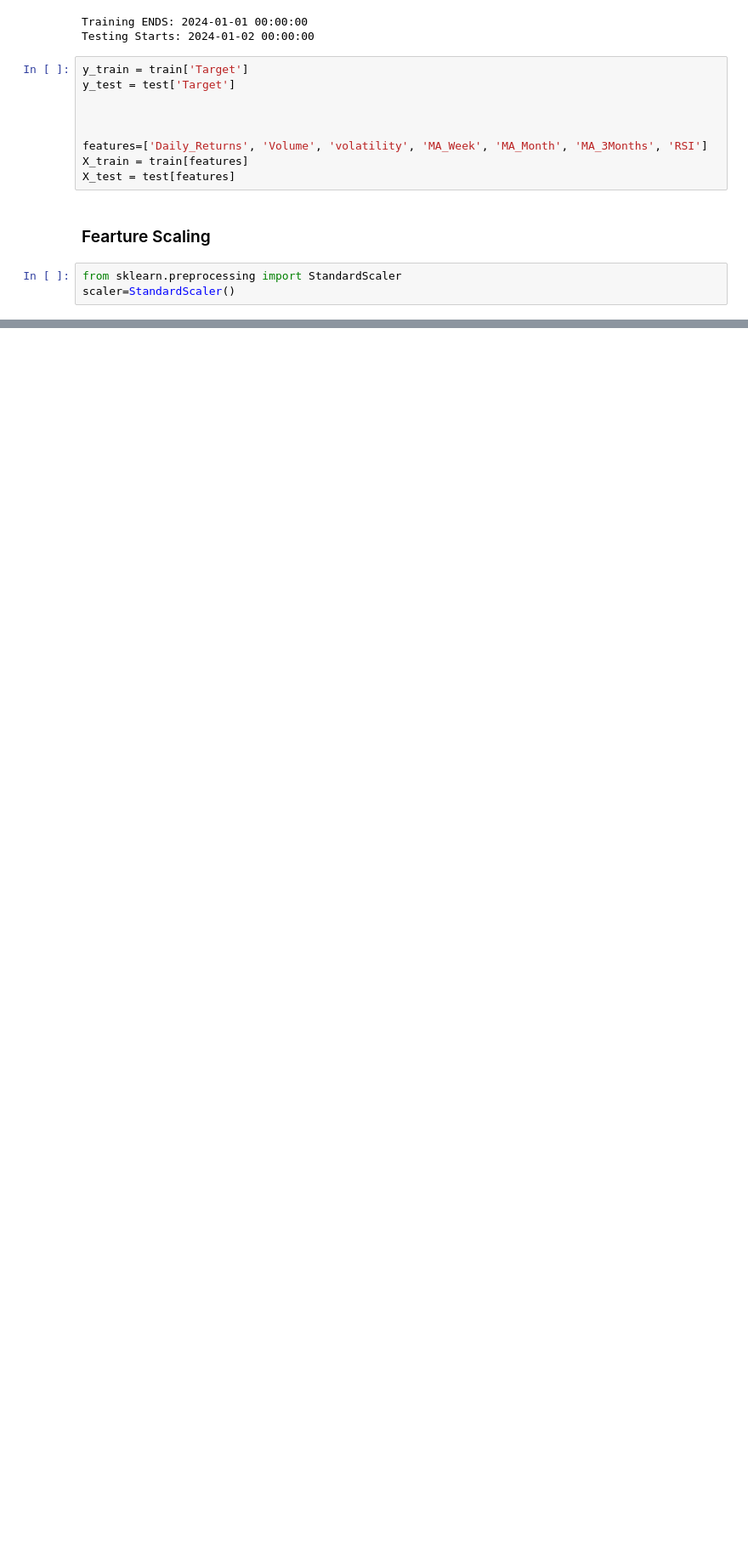
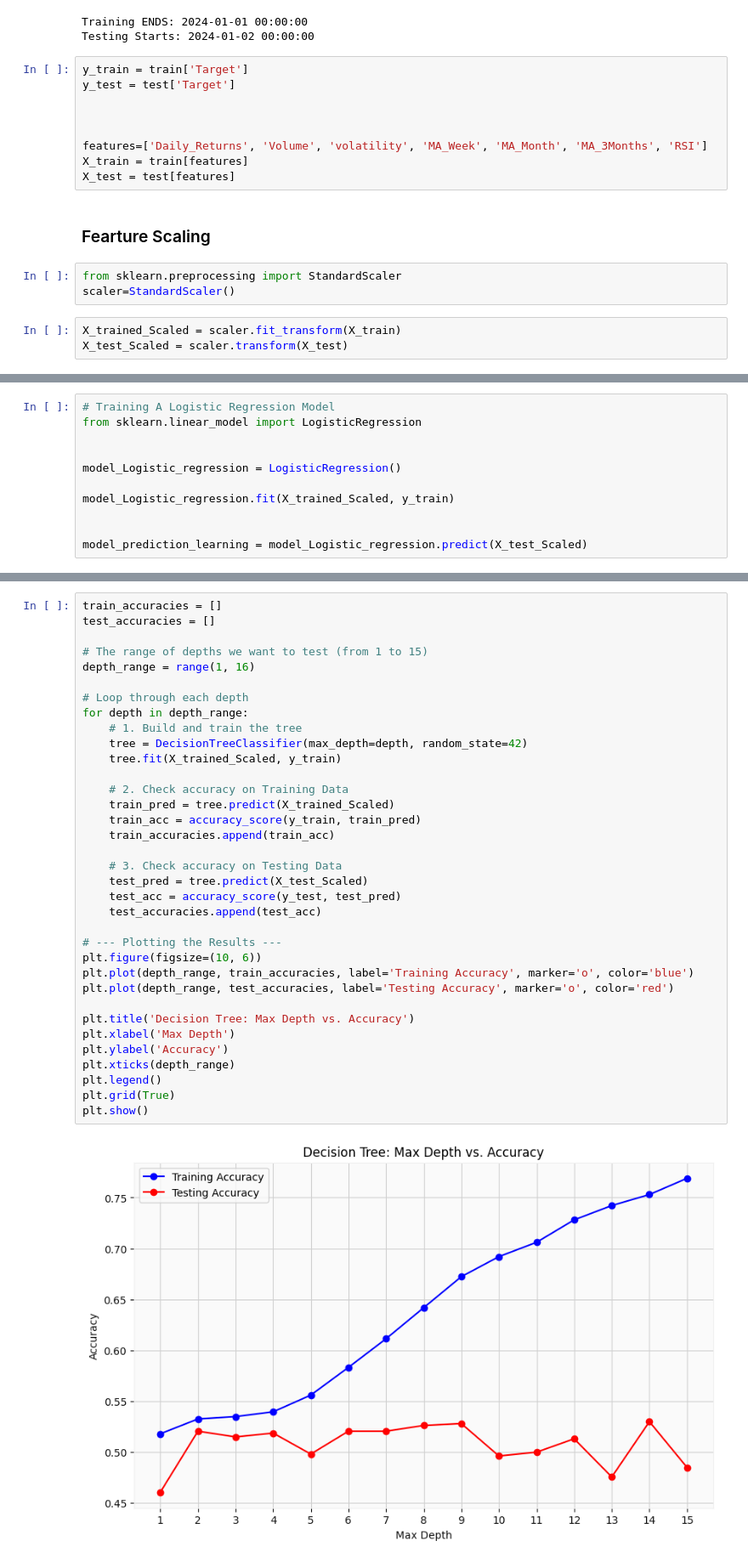
Before and after one commit to vishesh2305/SUL_Stock_Prediction_Analysis, a Jupyter notebook: IT_Notebook_TCS.ipynb, the cells around one changed output, grey strips where cells are left out. Shown at 85% size. Cells and saved outputs as stored; diff of their text form; blank space fills up the shorter version.

Commit message:
Decision Tree Used On Data

```diff
--- a/IT_Notebook.ipynb
+++ b/IT_Notebook_TCS.ipynb
@@ -307,3 +323,6 @@ X_test = test[features]
 # %%
 from sklearn.preprocessing import StandardScaler
 scaler=StandardScaler()
+# %%
+X_trained_Scaled = scaler.fit_transform(X_train)
+X_test_Scaled = scaler.transform(X_test)
@@ -309,0 +346,11 @@ scaler=StandardScaler()
+# %%
+# Training A Logistic Regression Model
+from sklearn.linear_model import LogisticRegression
+
+
+model_Logistic_regression = LogisticRegression()
+
+model_Logistic_regression.fit(X_trained_Scaled, y_train)
+
+
+model_prediction_learning = model_Logistic_regression.predict(X_test_Scaled)
@@ -309,0 +401,37 @@ scaler=StandardScaler()
+# %%
+train_accuracies = []
+test_accuracies = []
+
+# The range of depths we want to test (from 1 to 15)
+depth_range = range(1, 16)
+
+# Loop through each depth
+for depth in depth_range:
+    # 1. Build and train the tree
+    tree = DecisionTreeClassifier(max_depth=depth, random_state=42)
+    tree.fit(X_trained_Scaled, y_train)
+
+    # 2. Check accuracy on Training Data
+    train_pred = tree.predict(X_trained_Scaled)
+    train_acc = accuracy_score(y_train, train_pred)
+    train_accuracies.append(train_acc)
+
+    # 3. Check accuracy on Testing Data
+    test_pred = tree.predict(X_test_Scaled)
+    test_acc = accuracy_score(y_test, test_pred)
+    test_accuracies.append(test_acc)
+
+# --- Plotting the Results ---
+plt.figure(figsize=(10, 6))
+plt.plot(depth_range, train_accuracies, label='Training Accuracy', marker='o', color='blue')
+plt.plot(depth_range, test_accuracies, label='Testing Accuracy', marker='o', color='red')
+
+plt.title('Decision Tree: Max Depth vs. Accuracy')
+plt.xlabel('Max Depth')
+plt.ylabel('Accuracy')
+plt.xticks(depth_range)
+plt.legend()
+plt.grid(True)
+plt.show()
+# %% [output]
+[figure, added]
```
Also changed, not shown: parts of 16 cells of this notebook, 2 other files.
